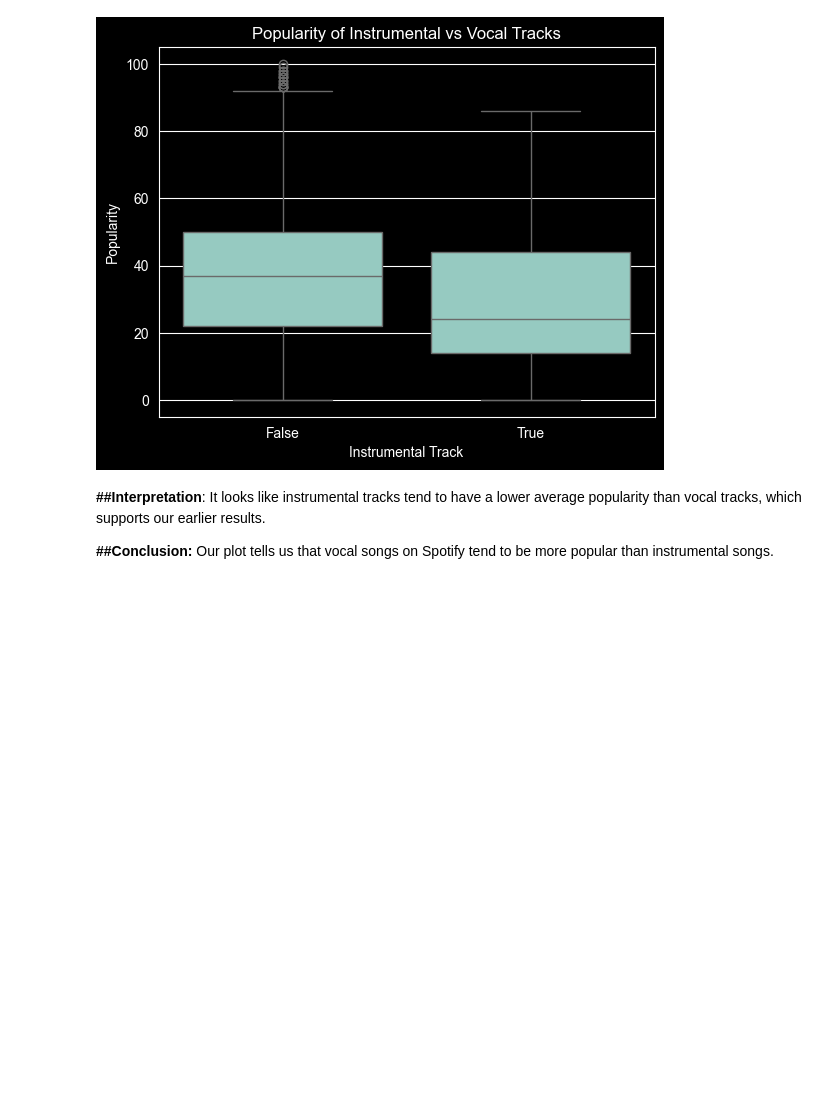
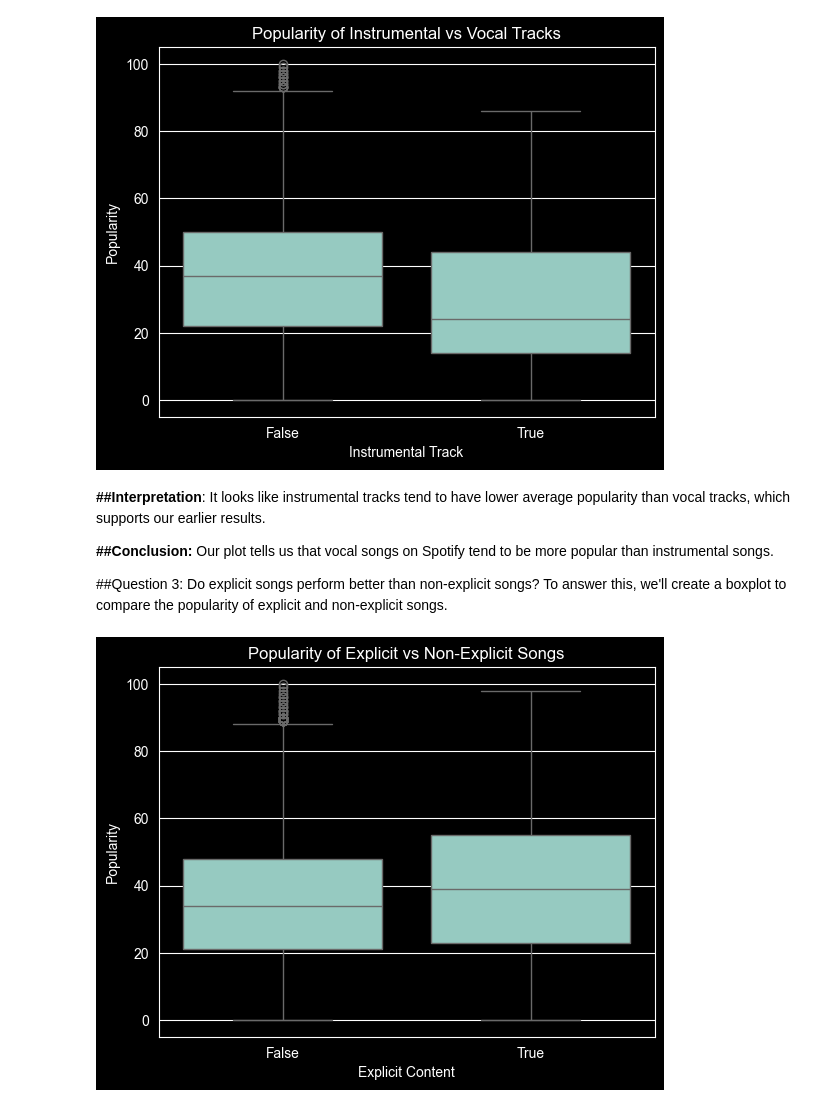
Before and after one commit to crsheehan/SpotifyDataAnalysis, a Jupyter notebook: spotify_eda.ipynb, the cells around one changed output. Saved outputs shown, nothing was run; the diff lists cells and outputs as text; code cells hidden in the pictures; blank space fills up the shorter version.

Commit message:
Question 3 Answered.

```diff
--- a/spotify_eda.ipynb
+++ b/spotify_eda.ipynb
@@ -231,6 +232,26 @@ plt.show()
 # %% [output]
 [figure]
 # %% [markdown]
-**##Interpretation**: It looks like instrumental tracks tend to have a lower average popularity than vocal tracks, which supports our earlier results.
+**##Interpretation**: It looks like instrumental tracks tend to have lower average popularity than vocal tracks, which supports our earlier results.
 
 **##Conclusion:** Our plot tells us that vocal songs on Spotify tend to be more popular than instrumental songs.
+
+##Question 3: Do explicit songs perform better than non-explicit songs?
+To answer this, we'll create a boxplot to compare the popularity of explicit and non-explicit songs.
+# %%
+#Compare popularity:
+df.groupby('explicit')['popularity'].mean()
+
+#Plot!
+sns.boxplot(
+    data=df,
+    x='explicit',
+    y='popularity'
+)
+
+plt.xlabel("Explicit Content")
+plt.ylabel("Popularity")
+plt.title("Popularity of Explicit vs Non-Explicit Songs")
+plt.show()
+# %% [output]
+[figure, added]
```
Also changed, not shown: parts of 3 cells of this notebook.
